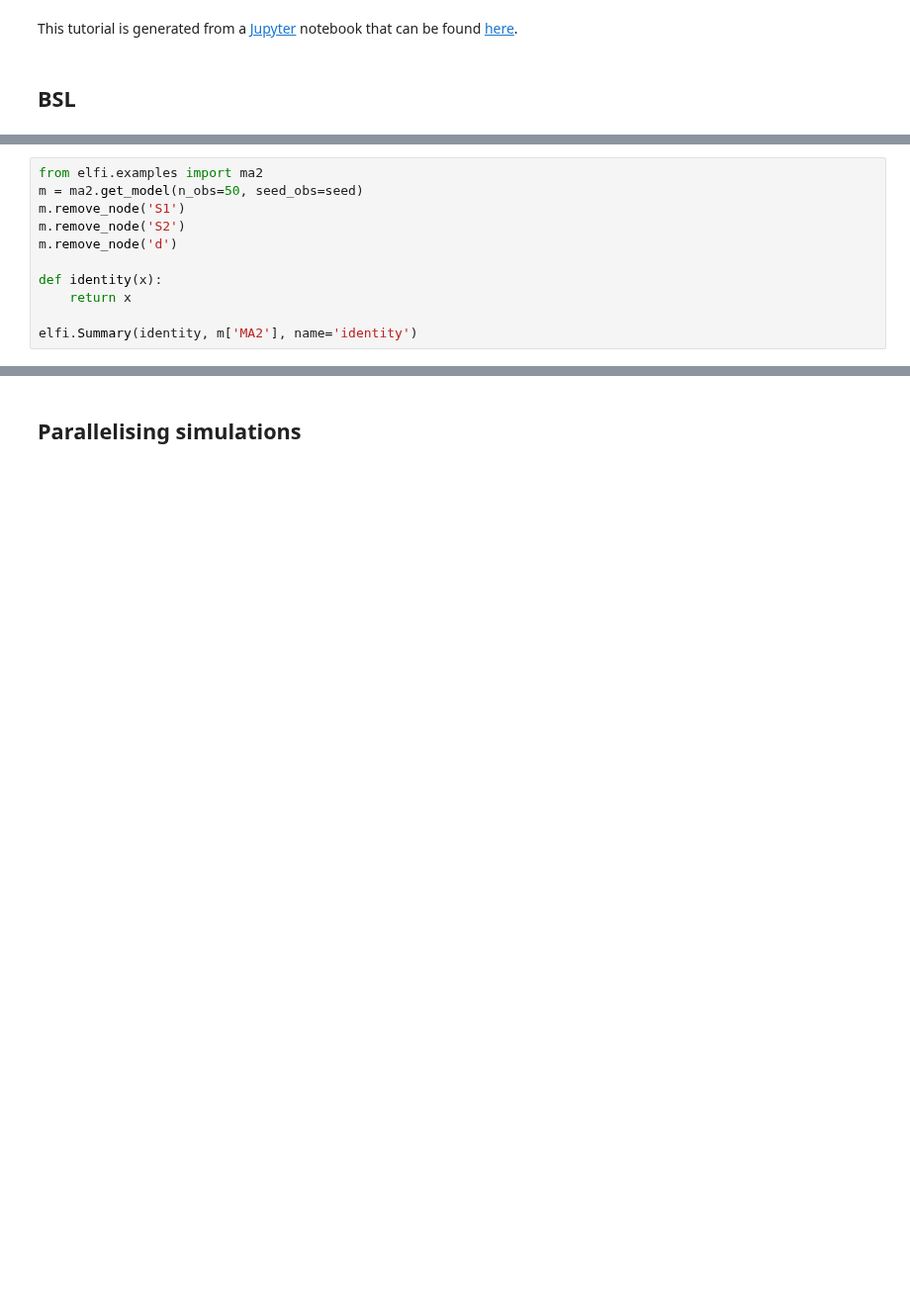
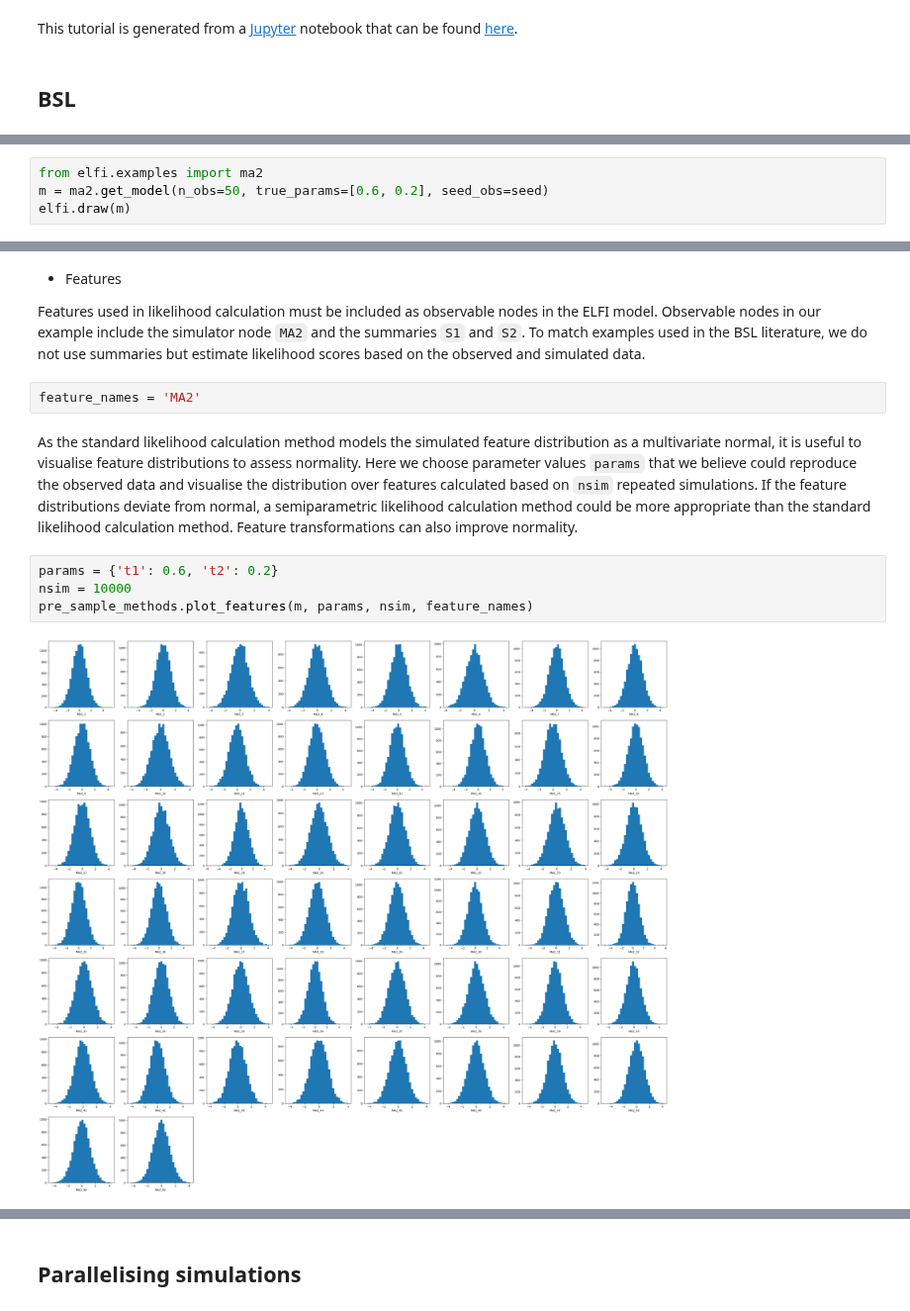
Before and after one commit to elfi-dev/notebooks, a Jupyter notebook: bsl.ipynb, the cells around one changed output, grey strips where cells are left out. Shown at 99% size. Saved outputs shown, nothing was run; the diff lists cells and outputs as text; blank space fills up the shorter version.

```diff
--- a/bsl.ipynb
+++ b/bsl.ipynb
@@ -25,12 +22,5 @@ We adapt the familiar MA(2) model introduced in the ELFI tutorial. To match exam
 # %%
 from elfi.examples import ma2
-m = ma2.get_model(n_obs=50, seed_obs=seed)
-m.remove_node('S1')
-m.remove_node('S2')
-m.remove_node('d')
-
-def identity(x):
-    return x
-
-elfi.Summary(identity, m['MA2'], name='identity')
+m = ma2.get_model(n_obs=50, true_params=[0.6, 0.2], seed_obs=seed)
+elfi.draw(m)
 # %% [output]
@@ -39,0 +38,14 @@ Summary(name='identity')
+# %% [markdown]
+- Features
+
+Features used in likelihood calculation must be included as observable nodes in the ELFI model. Observable nodes in our example include the simulator node `MA2` and the summaries `S1` and `S2`. To match examples used in the BSL literature, we do not use summaries but estimate likelihood scores based on the observed and simulated data.
+# %%
+feature_names = 'MA2'
+# %% [markdown]
+As the standard likelihood calculation method models the simulated feature distribution as a multivariate normal, it is useful to visualise feature distributions to assess normality. Here we choose parameter values `params` that we believe could reproduce the observed data and visualise the distribution over features calculated based on `nsim` repeated simulations. If the feature distributions deviate from normal, a semiparametric likelihood calculation method could be more appropriate than the standard likelihood calculation method. Feature transformations can also improve normality.
+# %%
+params = {'t1': 0.6, 't2': 0.2}
+nsim = 10000
+pre_sample_methods.plot_features(m, params, nsim, feature_names)
+# %% [output]
+[figure, added]
```
Also changed, not shown: parts of 95 cells of this notebook.
